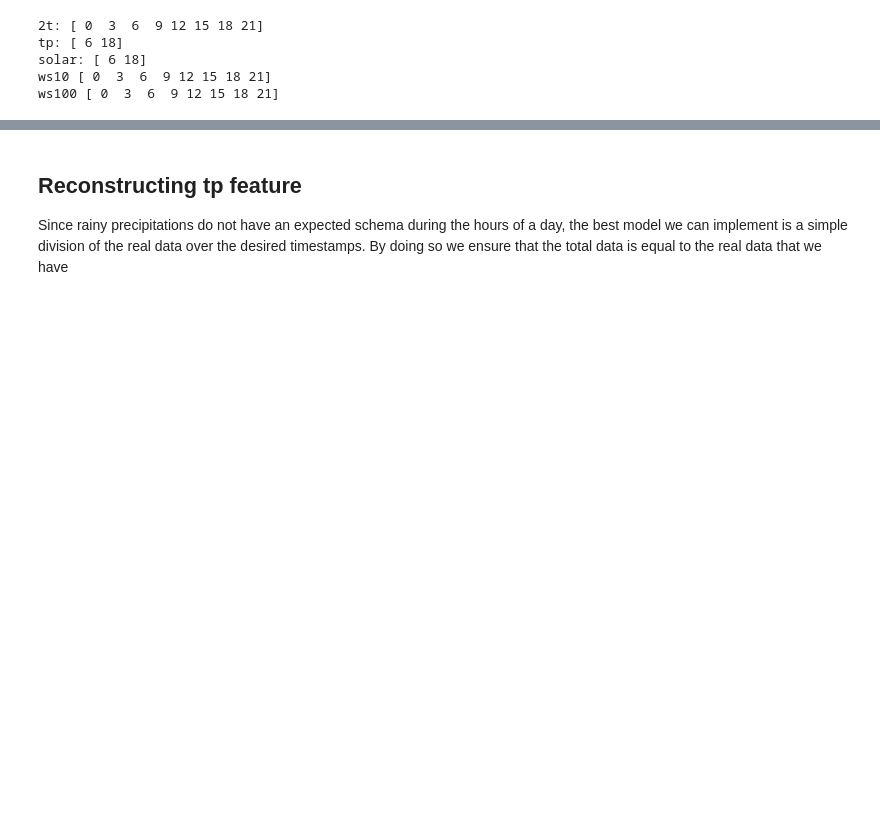
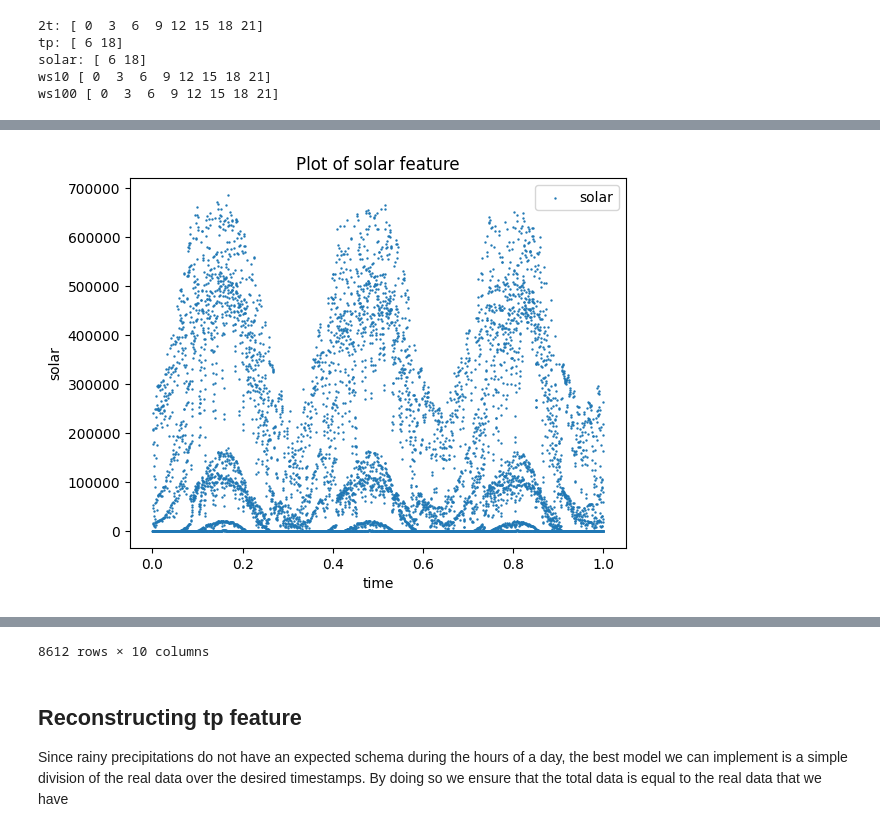
Before and after one commit to jonathancavallin/LCP_B_Project_REDIS, a Jupyter notebook: VAE_input_maker.ipynb, the cells around one changed output, grey strips where cells are left out. Saved outputs shown, nothing was run; the diff lists cells and outputs as text; code cells hidden in the pictures; blank space fills up the shorter version.

```diff
--- a/VAE_input_maker.ipynb
+++ b/VAE_input_maker.ipynb
@@ -282,0 +331,30 @@ new_solar = new_tp # placeholder for Samu
+# %%
+sel_solar = new_solar
+sel_solar['solar'] = sel_solar['E_3h']
+sel_solar = sel_solar.drop(columns = 'E_3h')
+
+# computing the first derivative
+sel_solar['solar_1d'] = sel_solar.loc[:,'solar'].diff()
+# computing the second derivative
+sel_solar['solar_2d'] = sel_solar.loc[:,'solar_1d'].diff()
+
+# set NA values to 0 (.diff() leaves out first values)
+sel_solar.loc[sel_solar.index[0], 'solar_1d'] = 0
+sel_solar.loc[sel_solar.index[0], 'solar_2d'] = 0
+sel_solar.loc[sel_solar.index[1], 'solar_2d'] = 0
+
+# defining a growing time parameter (for easy plot purposes)
+time = np.linspace(0, 1, len(sel_solar['year']))
+
+# plot the data to check if there is a reasonable trend (no clear outliers)
+plt.scatter(time, sel_solar['solar'], s = 0.5, label ='solar')
+#plt.scatter(time, sel_solar['solar_1d'], label ='1 derivative', s = 0.5)
+plt.xlabel('time')
+plt.ylabel('solar')
+plt.title('Plot of solar feature')
+plt.legend()
+plt.show()
+
+sel_solar
+# %% [output]
+[figure, added]
@@ -283,3 +374,4 @@ new_solar = new_tp # placeholder for Samu
+8612 rows × 10 columns
 # %% [markdown]
 ## Reconstructing tp feature
 Since rainy precipitations do not have an expected schema during the hours of a day, the best model we can implement is a simple division of the real data over the desired timestamps. By doing so we ensure that the total data is equal to the real data that we have
```
Also changed, not shown: parts of 8 cells of this notebook.
